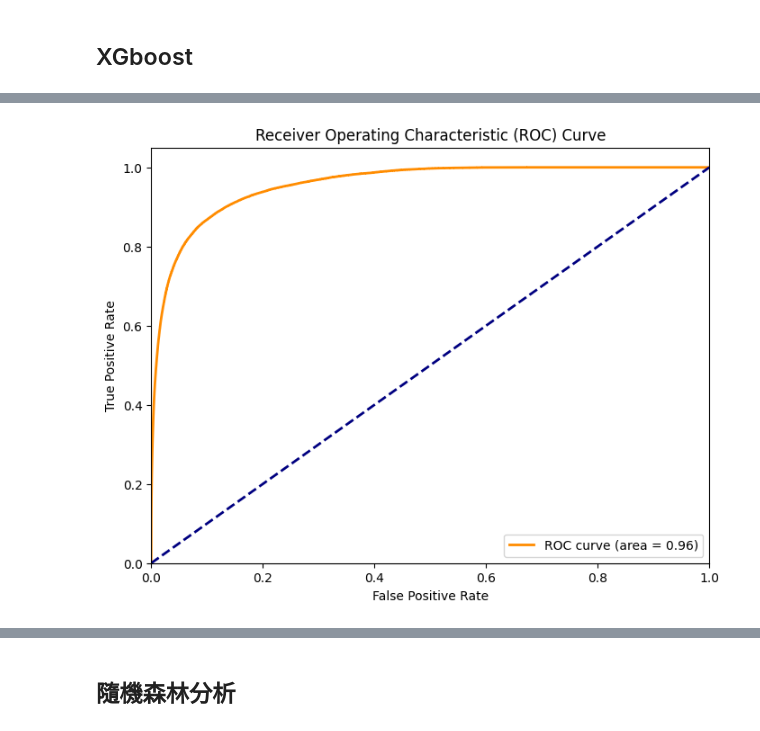
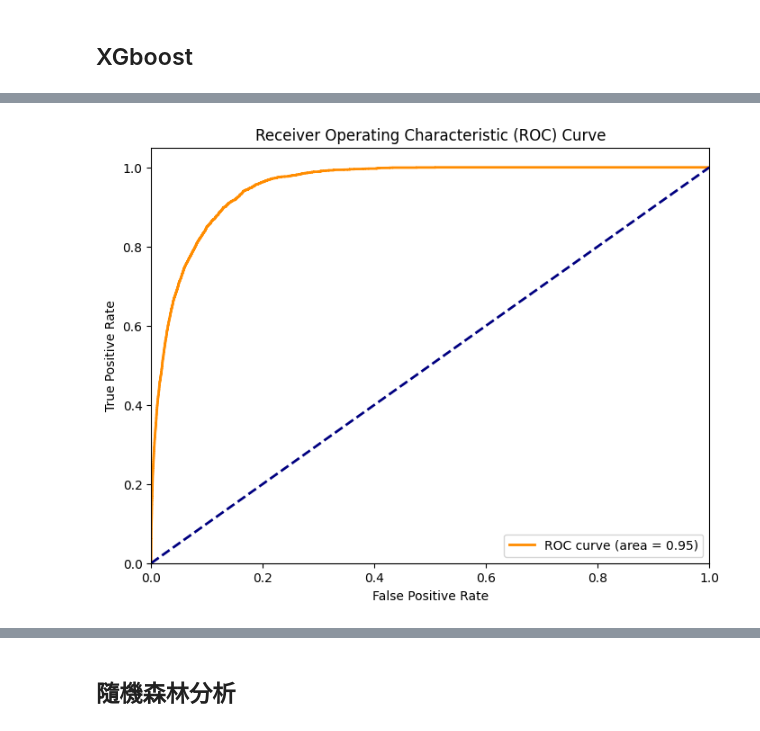
Before and after one commit to M122040014b/taishin, a Jupyter notebook: taishin.ipynb, the cells around one changed output, grey strips where cells are left out. Drawn from its saved outputs; the diff is of its cells as text; code cells hidden in the pictures.

```diff
--- a/taishin.ipynb
+++ b/taishin.ipynb
@@ -18,7 +18,0 @@ df3.columns = df3.columns.str.strip()
-# %%
-# 'srno_2'列作為df1和df3的索引，确保它们是字符串類型
-df1.set_index('srno_2', inplace=True)
-df3.set_index('srno_2', inplace=True)
-
-# 將'srno_2'和'yyyymm'作為df2的多重索引
-df2.set_index(['srno_2', 'yyyymm'], inplace=True)
@@ -114,0 +148,20 @@ print(ratio)
+# %%
+df1_train['age_group'] = pd.cut(df1_train['age'], bins=range(20,df1_train['age'].max()+10, 10), right=False)
+df1_train = df1_train.drop(columns=['rs_prod_2'])
+# 统计每个分组的数量
+age_group_counts = df1_train['age_group'].value_counts().sort_index()
+
+# 将区间转换为字符串
+age_groups_str = [str(interval) for interval in age_group_counts.index]
+
+group_counts = df1_train.groupby(['age_group', 'zip'], observed=False).size().reset_index(name='count')
+
+# 使用 Seaborn 绘制条形图
+plt.figure(figsize=(12, 8))
+sns.barplot(x='zip', y='count', hue='age_group', data= group_counts)
+plt.title('Number of Entries by Age Group and Zip Code')
+plt.xlabel('Age Group')
+plt.ylabel('Count')
+plt.xticks(rotation=45)
+plt.legend(title='Zip Code', bbox_to_anchor=(1.05, 1), loc='upper left')
+plt.show()
@@ -115,2 +170,5 @@ print(ratio)
 # %% [markdown]
 ## XGboost
+# %%
+sub_dataframes = [group for _, group in df2_train.groupby(pd.to_datetime(df2['yyyymm'], format='%Y%m').dt.to_period('M'))]
+sub_dataframes[0]
@@ -148,24 +257,21 @@ Average ROC-AUC: 0.9466804465190292
 # %%
 from sklearn.metrics import roc_curve, auc
-y = merged_df_test["rs_prod_3"]
-X = merged_df_test.drop(columns=['rs_prod_3'])
-y_pred_proba = model.predict_proba(X)[:, 1]
+y_pred_proba = model.predict_proba(X_train_resampled)[:, 1]
 
-fpr, tpr, thresholds = roc_curve(y, y_pred_proba)
+fpr, tpr, thresholds = roc_curve(y_train_resampled, y_pred_proba)
 
 roc_auc = auc(fpr, tpr)
 
-import matplotlib.pyplot as plt
 
 plt.figure(figsize=(8, 6))
 plt.plot(fpr, tpr, color='darkorange', lw=2, label='ROC curve (area = %0.2f)' % roc_auc)
 plt.plot([0, 1], [0, 1], color='navy', lw=2, linestyle='--')
 plt.xlim([0.0, 1.0])
 plt.ylim([0.0, 1.05])
 plt.xlabel('False Positive Rate')
 plt.ylabel('True Positive Rate')
 plt.title('Receiver Operating Characteristic (ROC) Curve')
 plt.legend(loc="lower right")
 plt.show()
 # %% [output]
-[figure, old version]
+[figure, new version]
```
Also changed, not shown: parts of 23 cells of this notebook.
